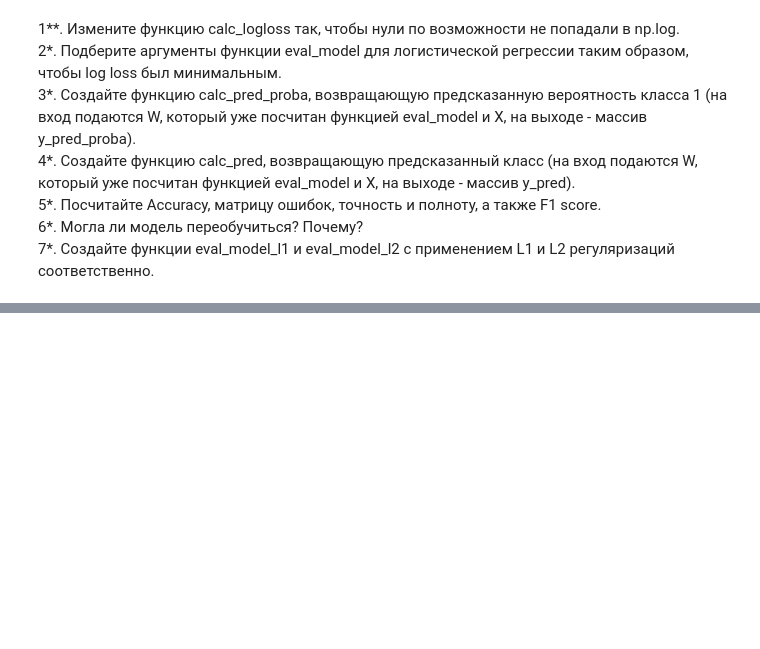
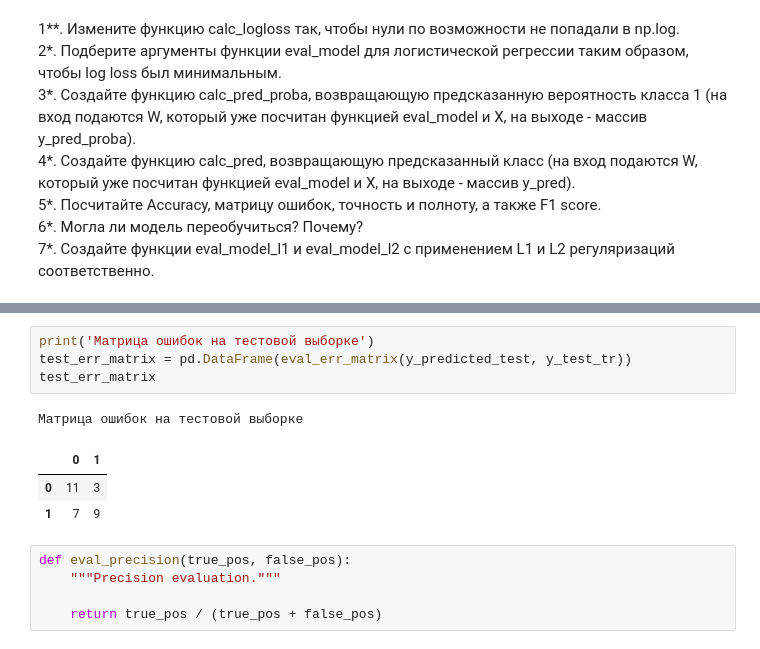
Before and after one commit to IInvasion/data_analysis_algorithms, a Jupyter notebook: homework_3.ipynb, the cells around one changed output, grey strips where cells are left out. Saved outputs shown, nothing was run; the diff lists cells and outputs as text; blank space fills up the shorter version.

```diff
--- a/homework_3.ipynb
+++ b/homework_3.ipynb
@@ -99,0 +268,14 @@ plt.legend(['Logistic loss'])
+# %%
+print('Матрица ошибок на тестовой выборке')
+test_err_matrix = pd.DataFrame(eval_err_matrix(y_predicted_test, y_test_tr))
+test_err_matrix
+# %% [output]
+Матрица ошибок на тестовой выборке
+|  | 0 | 1 |
+| 0 | 11 | 3 |
+| 1 | 7 | 9 |
+# %%
+def eval_precision(true_pos, false_pos):
+    """Precision evaluation."""
+
+    return true_pos / (true_pos + false_pos)
```
Also changed, not shown: parts of 42 cells of this notebook.
